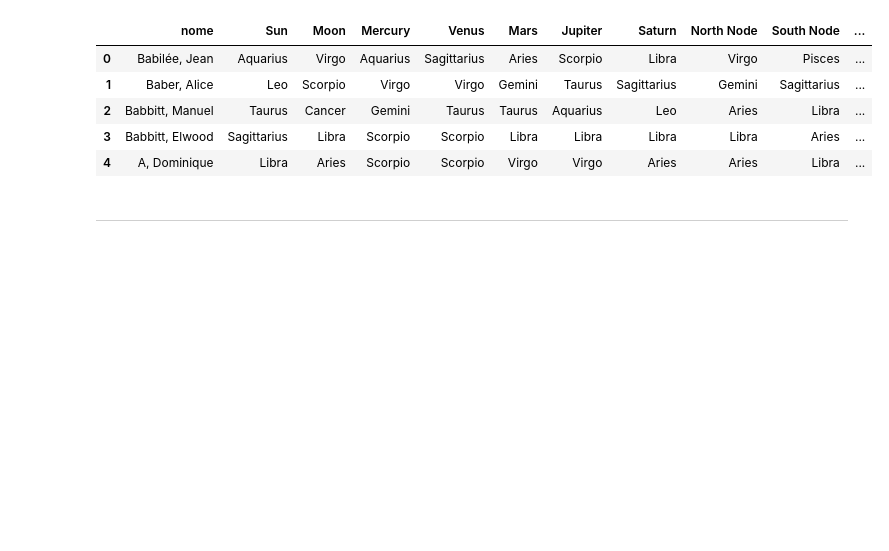
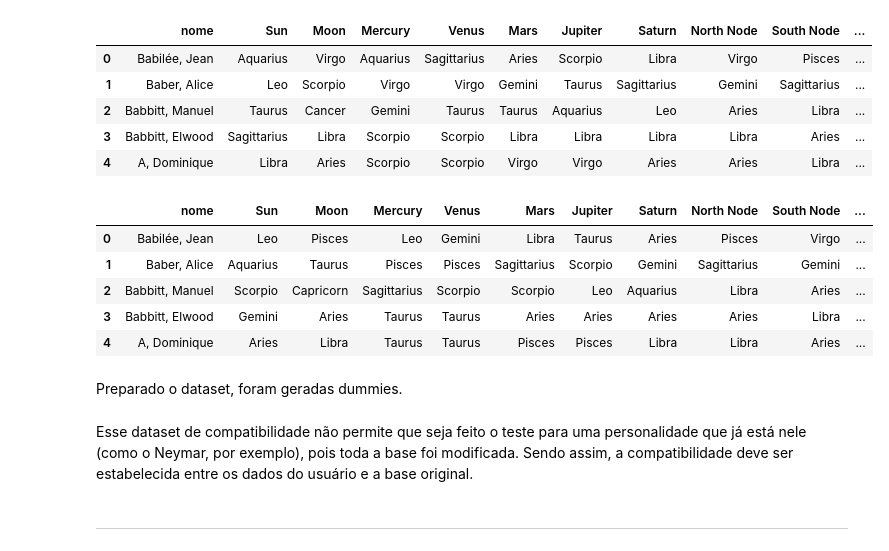
Before and after one commit to pablosivila/bootcamp_ironhack, a Jupyter notebook: projeto final/Projeto_final.ipynb, the cells around one changed output. Saved outputs shown, nothing was run; the diff lists cells and outputs as text; code cells hidden in the pictures; blank space fills up the shorter version.

```diff
--- a/projeto final/Projeto_final.ipynb
+++ b/projeto final/Projeto_final.ipynb
@@ -890,0 +917,2 @@ df_astro.apply(compatibilidade, axis=1)
+# %%
+df_astro_compat = df_astro.copy()
@@ -890,0 +985,11 @@ df_astro.apply(compatibilidade, axis=1)
+# %%
+df_astro_compat.head()
+# %% [output]
+|  | nome | Sun | Moon | Mercury | Venus | Mars | Jupiter | Saturn | North Node | South Node | ... |
+| 0 | Babilée, Jean | Leo | Pisces | Leo | Gemini | Libra | Taurus | Aries | Pisces | Virgo | ... |
+| 1 | Baber, Alice | Aquarius | Taurus | Pisces | Pisces | Sagittarius | Scorpio | Gemini | Sagittarius | Gemini | ... |
+| 2 | Babbitt, Manuel | Scorpio | Capricorn | Sagittarius | Scorpio | Scorpio | Leo | Aquarius | Libra | Aries | ... |
+| 3 | Babbitt, Elwood | Gemini | Aries | Taurus | Taurus | Aries | Aries | Aries | Aries | Libra | ... |
+| 4 | A, Dominique | Aries | Libra | Taurus | Taurus | Pisces | Pisces | Libra | Libra | Aries | ... |
+# %% [markdown]
+Preparado o dataset, foram geradas dummies.
@@ -890,0 +999,2 @@ df_astro.apply(compatibilidade, axis=1)
+# %% [markdown]
+Esse dataset de compatibilidade não permite que seja feito o teste para uma personalidade que já está nele (como o Neymar, por exemplo), pois toda a base foi modificada. Sendo assim, a compatibilidade deve ser estabelecida entre os dados do usuário e a base original.
```
Also changed, not shown: parts of 42 cells of this notebook.
